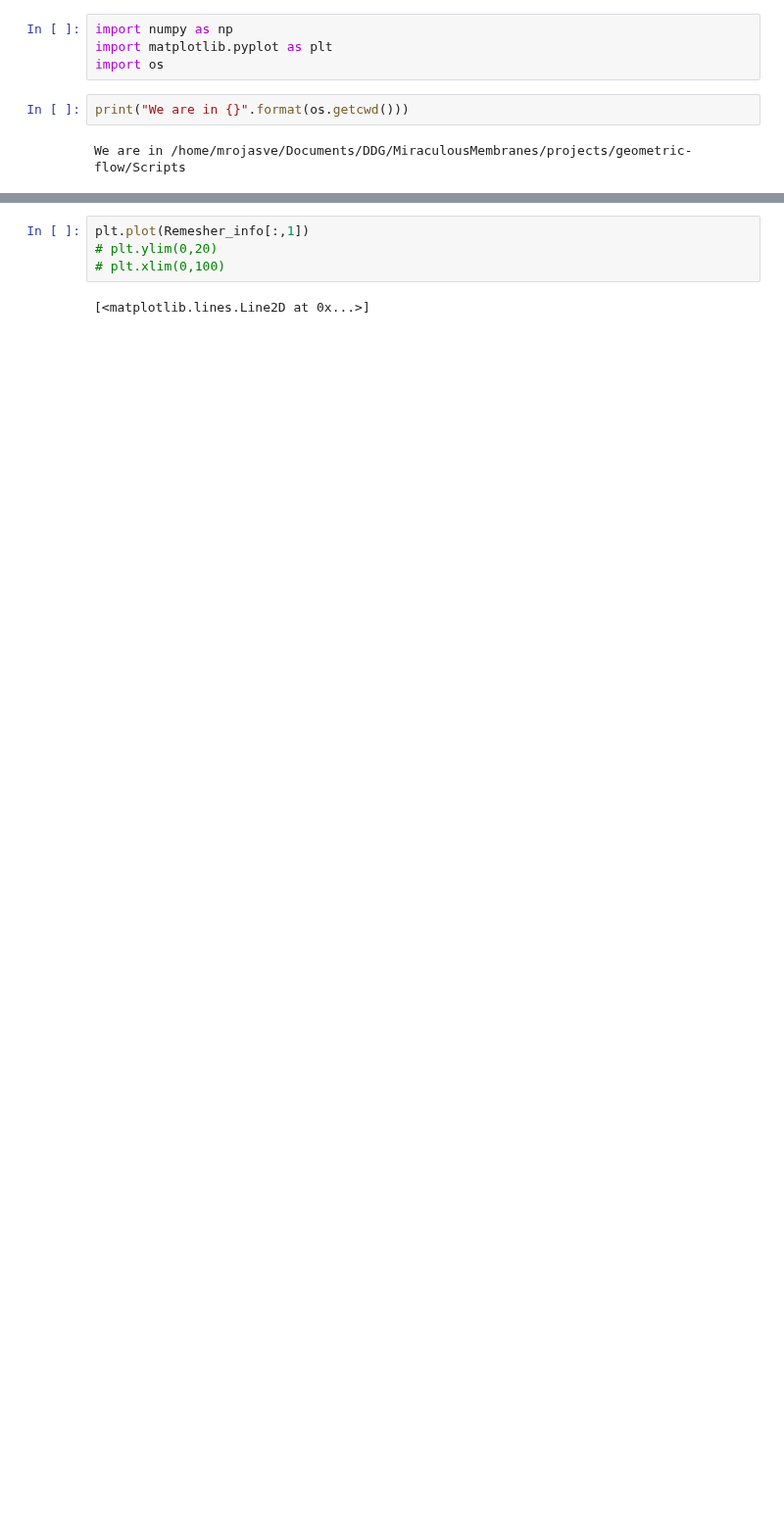
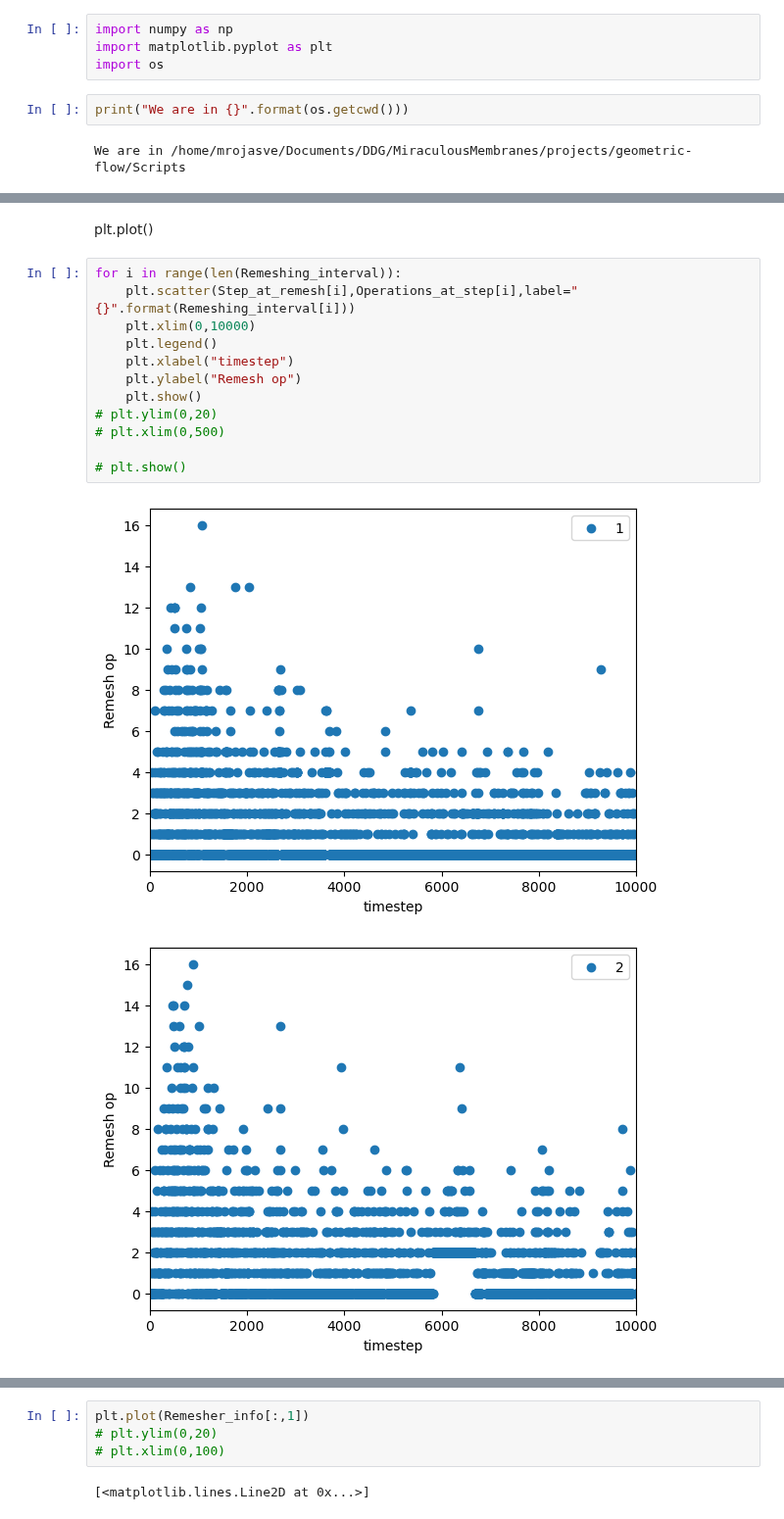
Before and after one commit to Mau-bep/MiraculousMembranes, a Jupyter notebook: projects/geometric-flow/Scripts/Remeshing_analysis.ipynb, the cells around one changed output, grey strips where cells are left out. Shown at 98% size. Cells and saved outputs as stored; diff of their text form; blank space fills up the shorter version.

```diff
--- a/projects/geometric-flow/Scripts/Remeshing_analysis.ipynb
+++ b/projects/geometric-flow/Scripts/Remeshing_analysis.ipynb
@@ -16,0 +66,17 @@ The average number of remesh operations is 107.2439024390244 the max number of o
+# %% [markdown]
+plt.plot()
+# %%
+for i in range(len(Remeshing_interval)):
+    plt.scatter(Step_at_remesh[i],Operations_at_step[i],label="{}".format(Remeshing_interval[i]))
+    plt.xlim(0,10000)
+    plt.legend()
+    plt.xlabel("timestep")
+    plt.ylabel("Remesh op")
+    plt.show()
+# plt.ylim(0,20)
+# plt.xlim(0,500)
+
+# plt.show()
+# %% [output]
+[figure, added]
+[figure, added]
```
Also changed, not shown: parts of 11 cells of this notebook, 15 other files.
